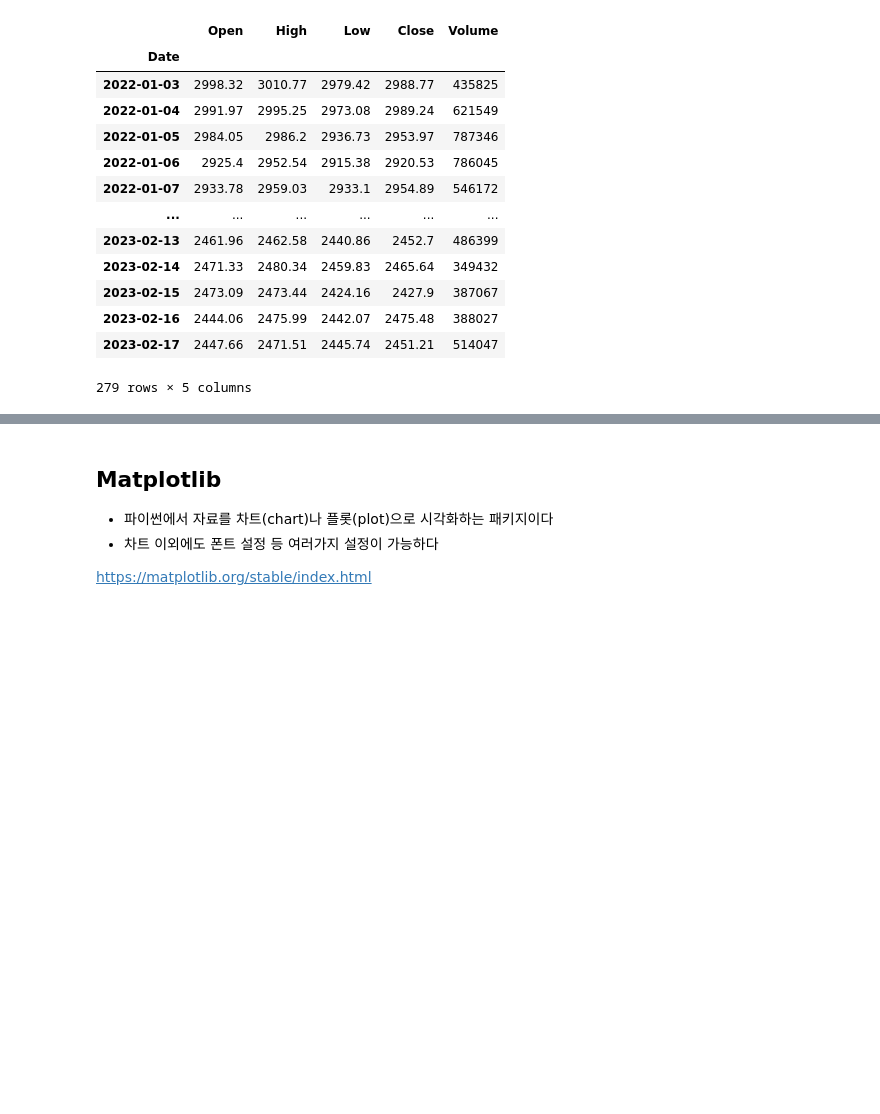
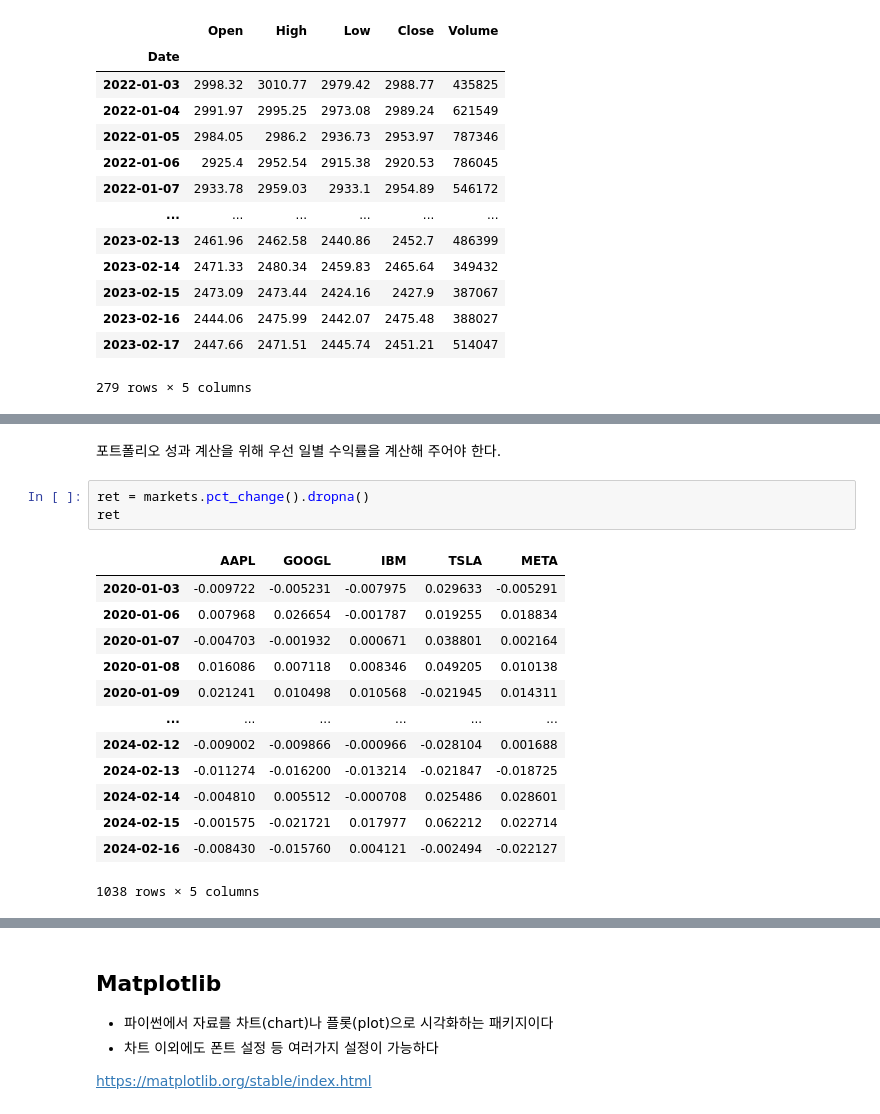
Before and after one commit to QuantifiSogang/2024PythonForFinance, a Jupyter notebook: notes/06 DataFrame.ipynb, the cells around one changed output, grey strips where cells are left out. Drawn from its saved outputs; the diff is of its cells as text; blank space fills up the shorter version.

```diff
--- a/notes/06 DataFrame.ipynb
+++ b/notes/06 DataFrame.ipynb
@@ -669,0 +695,19 @@ kospi
+# %% [markdown]
+포트폴리오 성과 계산을 위해 우선 일별 수익률을 계산해 주어야 한다.
+# %%
+ret = markets.pct_change().dropna()
+ret
+# %% [output]
+|  | AAPL | GOOGL | IBM | TSLA | META |
+| 2020-01-03 | -0.009722 | -0.005231 | -0.007975 | 0.029633 | -0.005291 |
+| 2020-01-06 | 0.007968 | 0.026654 | -0.001787 | 0.019255 | 0.018834 |
+| 2020-01-07 | -0.004703 | -0.001932 | 0.000671 | 0.038801 | 0.002164 |
+| 2020-01-08 | 0.016086 | 0.007118 | 0.008346 | 0.049205 | 0.010138 |
+| 2020-01-09 | 0.021241 | 0.010498 | 0.010568 | -0.021945 | 0.014311 |
+| ... | ... | ... | ... | ... | ... |
+| 2024-02-12 | -0.009002 | -0.009866 | -0.000966 | -0.028104 | 0.001688 |
+| 2024-02-13 | -0.011274 | -0.016200 | -0.013214 | -0.021847 | -0.018725 |
+| 2024-02-14 | -0.004810 | 0.005512 | -0.000708 | 0.025486 | 0.028601 |
+| 2024-02-15 | -0.001575 | -0.021721 | 0.017977 | 0.062212 | 0.022714 |
+| 2024-02-16 | -0.008430 | -0.015760 | 0.004121 | -0.002494 | -0.022127 |
+1038 rows × 5 columns
```
Also changed, not shown: parts of 10 cells of this notebook, 1 other file.
